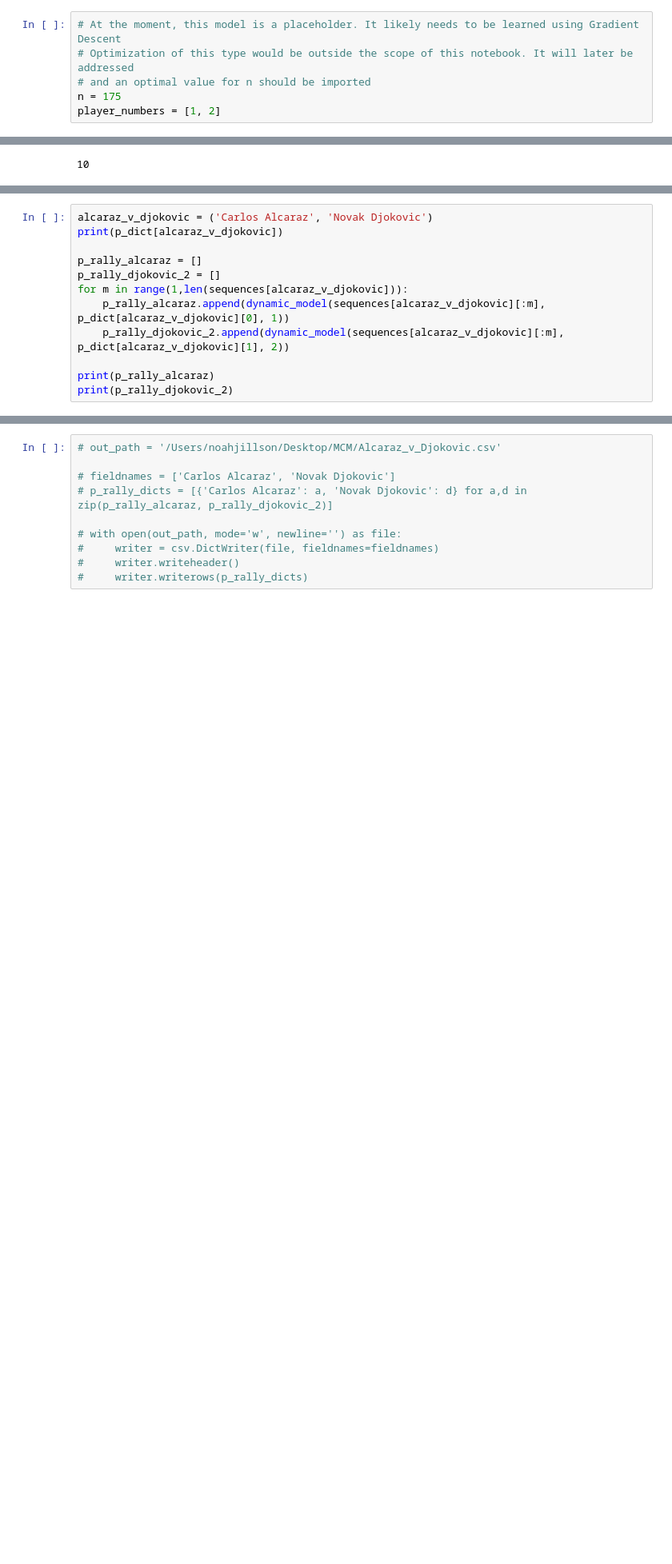
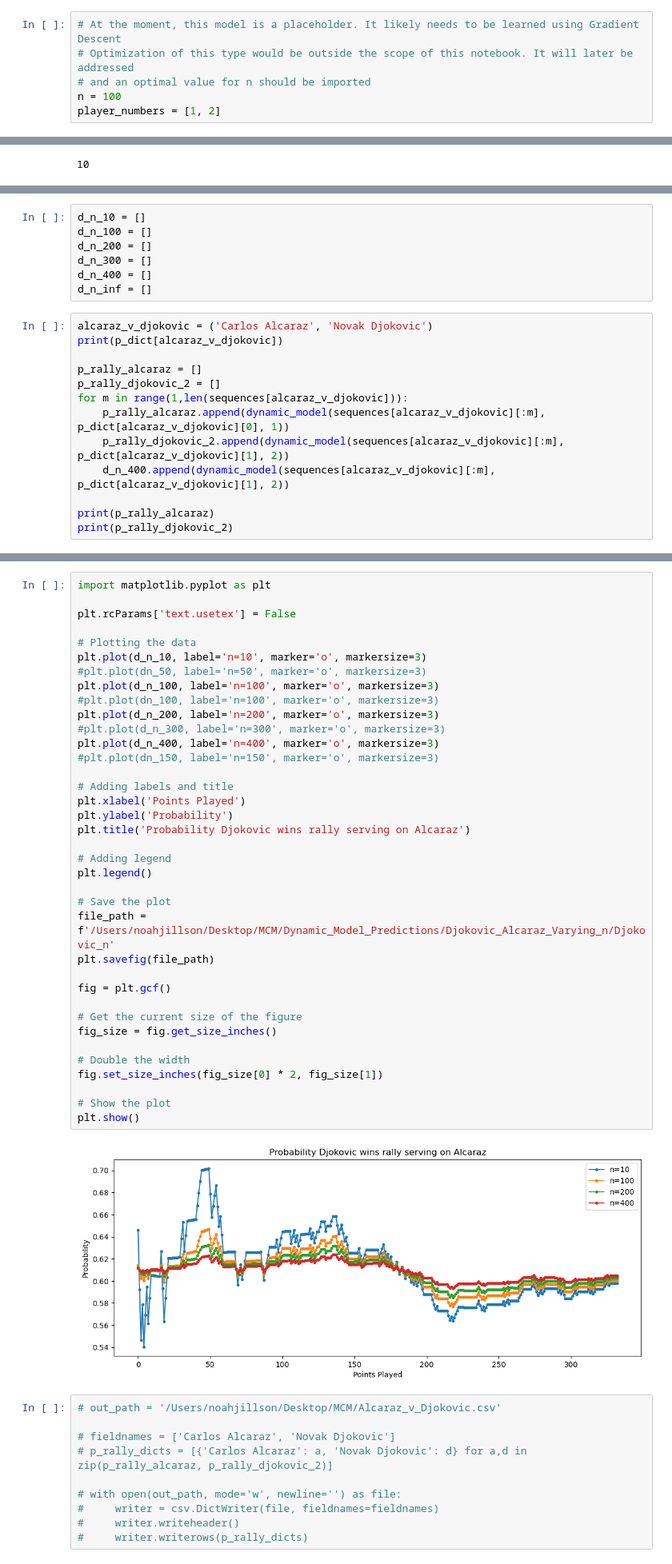
Before and after one commit to noahjillson/MCM-COMAP-Competition, a Jupyter notebook: dynamic_model.ipynb, the cells around one changed output, grey strips where cells are left out. Shown at 80% size. Saved outputs shown, nothing was run; the diff lists cells and outputs as text; blank space fills up the shorter version.

```diff
--- a/dynamic_model.ipynb
+++ b/dynamic_model.ipynb
@@ -12,7 +12,7 @@
 # At the moment, this model is a placeholder. It likely needs to be learned using Gradient Descent
 # Optimization of this type would be outside the scope of this notebook. It will later be addressed
 # and an optimal value for n should be imported
-n = 175
+n = 100
 player_numbers = [1, 2]
 # %% [markdown]
 #### Sub Functions
@@ -107,3 +150,10 @@ print(p_rally_djokovic)
+# %%
+d_n_10 = []
+d_n_100 = []
+d_n_200 = []
+d_n_300 = []
+d_n_400 = []
+d_n_inf = []
 # %%
 alcaraz_v_djokovic = ('Carlos Alcaraz', 'Novak Djokovic')
 print(p_dict[alcaraz_v_djokovic])
@@ -113,6 +163,7 @@ p_rally_djokovic_2 = []
 for m in range(1,len(sequences[alcaraz_v_djokovic])):
     p_rally_alcaraz.append(dynamic_model(sequences[alcaraz_v_djokovic][:m], p_dict[alcaraz_v_djokovic][0], 1))
     p_rally_djokovic_2.append(dynamic_model(sequences[alcaraz_v_djokovic][:m], p_dict[alcaraz_v_djokovic][1], 2))
+    d_n_400.append(dynamic_model(sequences[alcaraz_v_djokovic][:m], p_dict[alcaraz_v_djokovic][1], 2))
 
 print(p_rally_alcaraz)
 print(p_rally_djokovic_2)
@@ -137,3 +188,42 @@ print(p_rally_djokovic_2)
+# %%
+import matplotlib.pyplot as plt
+
+plt.rcParams['text.usetex'] = False
+
+# Plotting the data
+plt.plot(d_n_10, label='n=10', marker='o', markersize=3)
+#plt.plot(dn_50, label='n=50', marker='o', markersize=3)
+plt.plot(d_n_100, label='n=100', marker='o', markersize=3)
+#plt.plot(dn_100, label='n=100', marker='o', markersize=3)
+plt.plot(d_n_200, label='n=200', marker='o', markersize=3)
+#plt.plot(d_n_300, label='n=300', marker='o', markersize=3)
+plt.plot(d_n_400, label='n=400', marker='o', markersize=3)
+#plt.plot(dn_150, label='n=150', marker='o', markersize=3)
+
+# Adding labels and title
+plt.xlabel('Points Played')
+plt.ylabel('Probability')
+plt.title('Probability Djokovic wins rally serving on Alcaraz')
+
+# Adding legend
+plt.legend()
+
+# Save the plot
+file_path = f'/Users/noahjillson/Desktop/MCM/Dynamic_Model_Predictions/Djokovic_Alcaraz_Varying_n/Djokovic_n'
+plt.savefig(file_path)
+
+fig = plt.gcf()
+
+# Get the current size of the figure
+fig_size = fig.get_size_inches()
+
+# Double the width
+fig.set_size_inches(fig_size[0] * 2, fig_size[1])
+
+# Show the plot
+plt.show()
+# %% [output]
+[figure, added]
 # %%
 # out_path = '/Users/noahjillson/Desktop/MCM/Alcaraz_v_Djokovic.csv'
 
```
Also changed, not shown: parts of 8 cells of this notebook.
